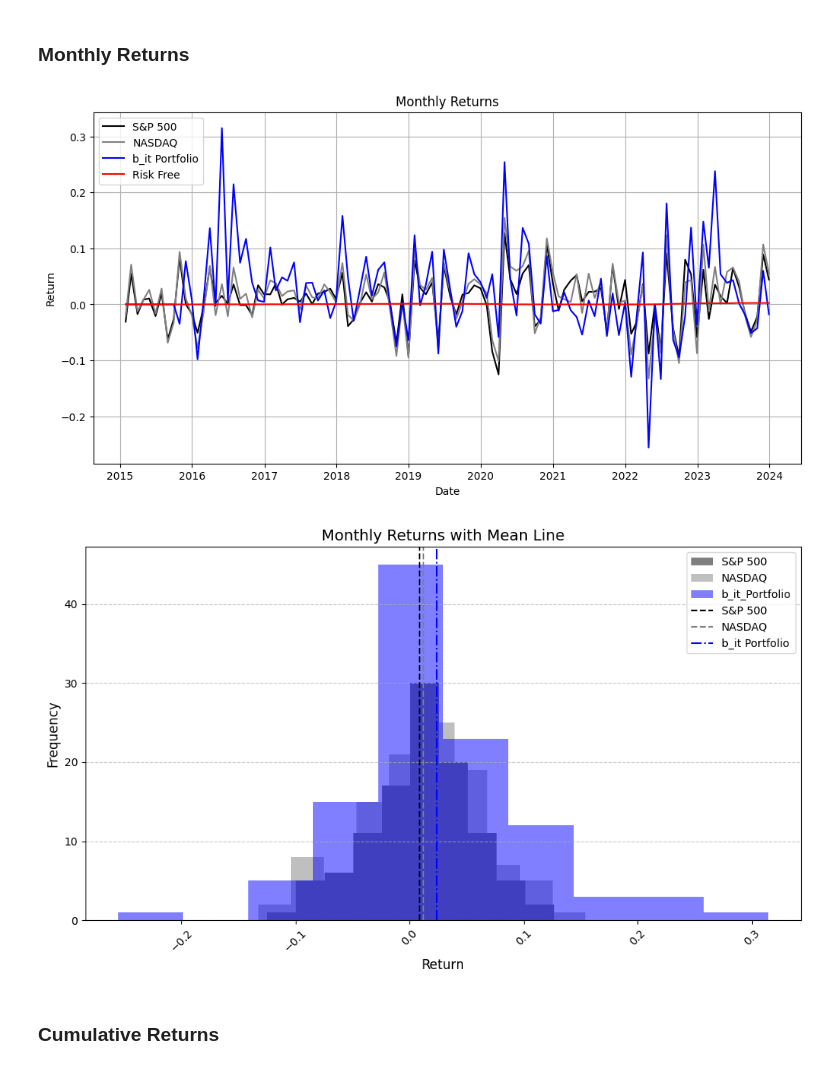
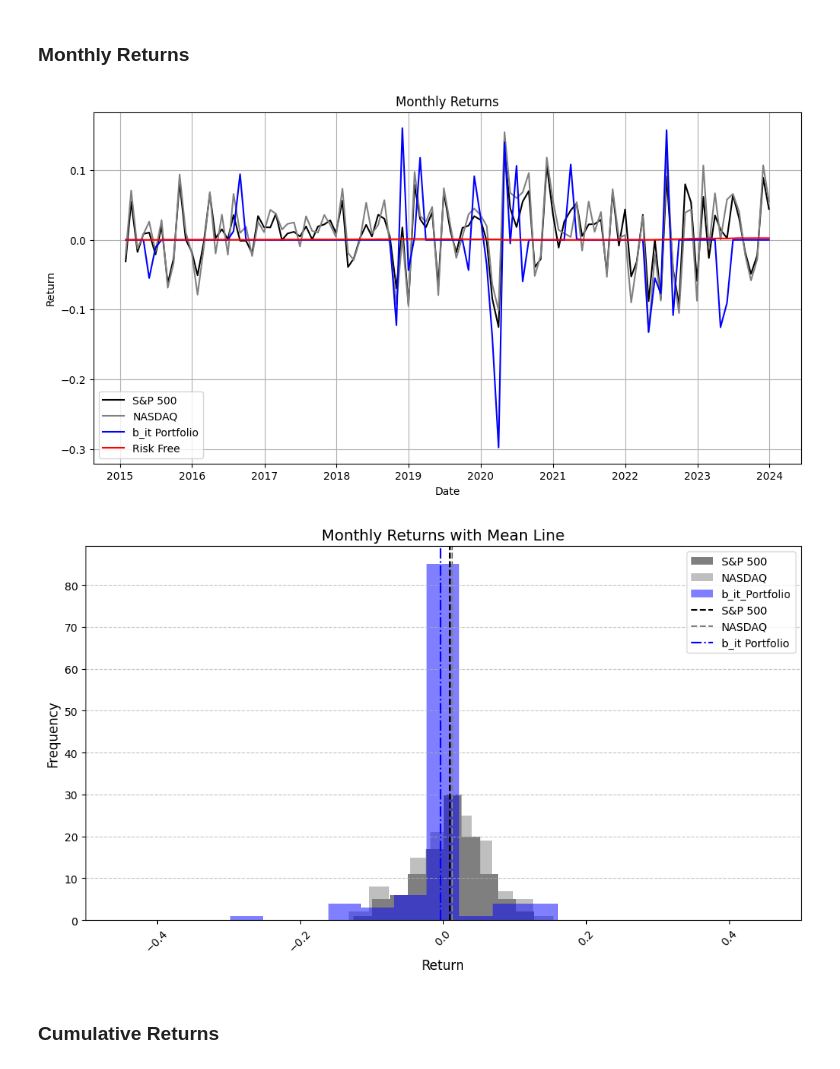
Before and after one commit to veervohra03/CashHedged, a Jupyter notebook: main.ipynb, the cells around one changed output. Saved outputs shown, nothing was run; the diff lists cells and outputs as text; code cells hidden in the pictures.

```diff
--- a/main.ipynb
+++ b/main.ipynb
@@ -285,10 +260,20 @@ def get_company_financials(gvkey):
         AND datadate >= '{query_start_date}'  -- Ensure data is after the link start date
     ''')
 
+    if company_fin_data.empty:
+        return company_fin_data
+
     company_fin_data['date'] = pd.to_datetime(company_fin_data['date'])
     company_fin_data['reporting_date'] = pd.to_datetime(company_fin_data['reporting_date'])
 
-    return company_fin_data.fillna(0)
+    company_fin_data = company_fin_data.dropna(subset=['cash_holdings'])
+
+    company_fin_data['rd_expense'] = company_fin_data['rd_expense'].fillna(0)
+    company_fin_data['dividends_paid'] = company_fin_data['dividends_paid'].fillna(0)
+    company_fin_data['interest_expense'] = company_fin_data['interest_expense'].fillna(0)
+    company_fin_data['total_debt'] = company_fin_data['total_debt'].fillna(0)
+
+    return company_fin_data
 # %%
 def make_PiT_ffill(company_fin_data, date_column):
 
@@ -719,7 +706,7 @@ b_it - optimal Lookback Months: 9
 # %%
 testing_data = universe_data[universe_data['date'] >= '2015-01-01']
 
-temp_1, positions = backtest_portfolio(testing_data, signal='b_it', lookback_months=optimal_lookback_months)
+temp_1, positions = backtest_portfolio(testing_data, signal='b_it', lookback_months=7)
 # temp_2 = backtest_portfolio(universe_data, signal='cash_hedged_return', lookback_months=7)
 
 portfolio = pd.merge(temp_1, testing_data[testing_data['permno'] == testing_data.iloc[0]['permno']], on='date', how='right')
@@ -786,32 +773,32 @@ plt.legend()
 plt.grid()
 plt.show()
 # %% [output]
-[figure, old version]
+[figure, new version]
 # %%
 plt.figure(figsize=(10, 6))
 
 plt.hist(portfolio['snp_return'], label='S&P 500', color='black', alpha=0.5)
 plt.hist(portfolio['nasdaq_return'], label='NASDAQ', color='grey', alpha=0.5)
 plt.hist(portfolio['b_it_portfolio_return'], label='b_it_Portfolio', color='blue', alpha=0.5)
 # plt.hist(portfolio['cash_hedged_return_portfolio_return'], label='CHR Portfolio', color='green', alpha=0.5)
 
 plt.axvline(portfolio["snp_return"].mean(), color="black", linestyle="--", label=f"S&P 500")
 plt.axvline(portfolio["nasdaq_return"].mean(), color="grey", linestyle="--", label=f"NASDAQ")
 plt.axvline(portfolio["b_it_portfolio_return"].mean(), color="blue", linestyle="-.", label=f'b_it Portfolio')
 # plt.axvline(portfolio["cash_hedged_return_portfolio_return"].mean(), color="green", linestyle="-.", label=f'CHR Portfolio')
 
 plt.title("Monthly Returns with Mean Line", fontsize=14)
 plt.xlabel("Return", fontsize=12)
 plt.ylabel("Frequency", fontsize=12)
 plt.xticks(rotation=45)
 plt.legend()
 plt.grid(axis="y", linestyle="--", alpha=0.7)
 
 plt.tight_layout()
-#plt.xlim(-1, 1)
+plt.xlim(-0.5, 0.5)
 plt.show()
 # %% [output]
-[figure, old version]
+[figure, new version]
 # %% [markdown]
 ### Cumulative Returns
 # %%
```
Also changed, not shown: parts of 17 cells of this notebook.
